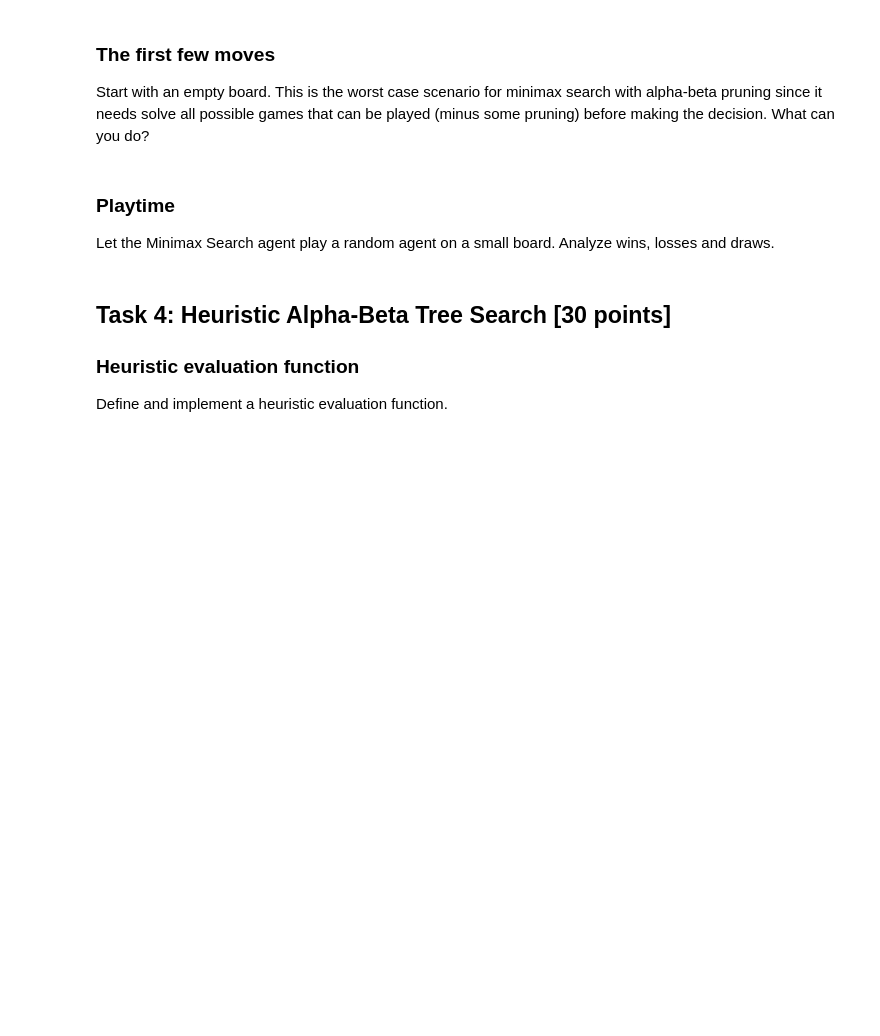
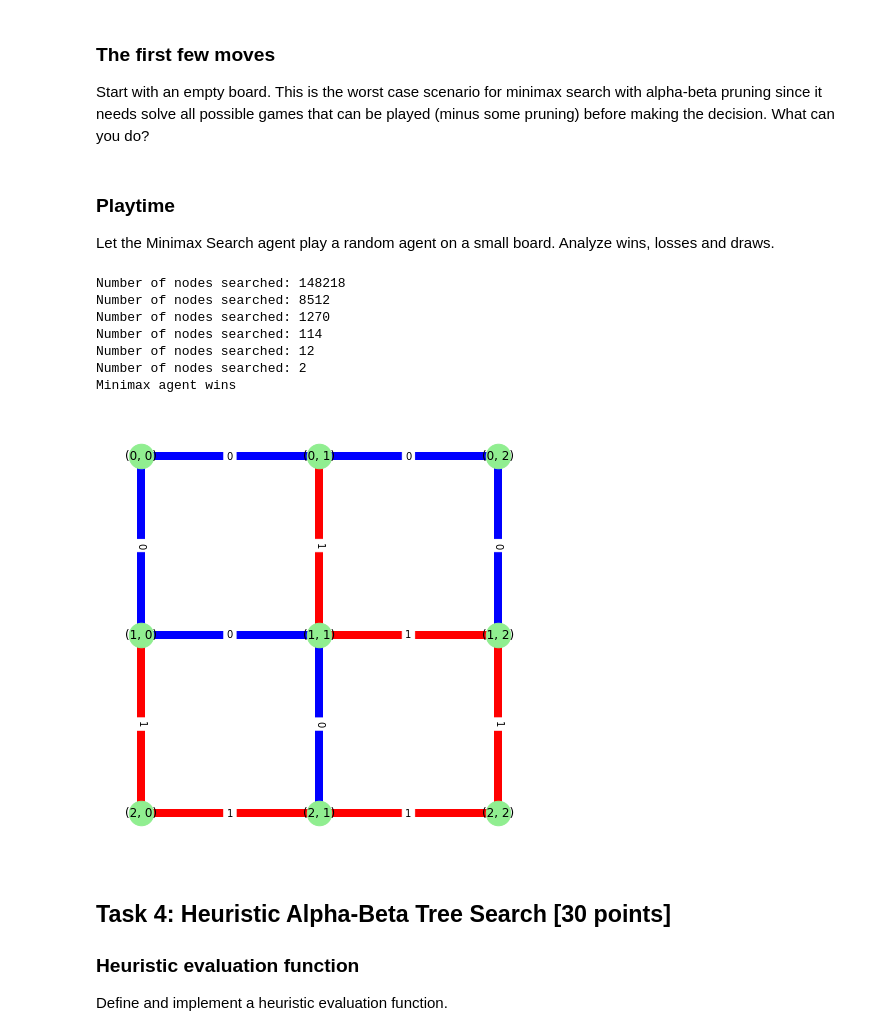
Before and after one commit to WillStrickland13/CS7320-AI, a Jupyter notebook: Games/assignment_dots_and_boxes.ipynb, the cells around one changed output. Cells and saved outputs as stored; diff of their text form; code cells hidden in the pictures; blank space fills up the shorter version.

```diff
--- a/Games/assignment_dots_and_boxes.ipynb
+++ b/Games/assignment_dots_and_boxes.ipynb
@@ -256,7 +298,7 @@ The argument `player` is used for agents that do not store what side they are pl
 # Your code/ answer goes here.
 import random
 
-def random_player(board, player,edgeLabels):
+def random_player(board, player,edgeLabels,G):
     #load all possible actions into a list
     acts=actions(board)
 
@@ -264,7 +306,7 @@ def random_player(board, player,edgeLabels):
     act=acts[random.randint(0,len(acts)-1)]
 
     #execute and add the random edge to the board
-    addEdge(G2,board, act[1],act[2], act[0],player,edgeLabels)
+    addEdge(G,board, act[1],act[2], act[0],player,edgeLabels)
 
 
 #reset the colors and labels on the visualization
@@ -283,9 +325,9 @@ createEmptyBoard(G2,edgeLabels)
 
 #loop while not terminal
 while not terminal(board2):
-    random_player(board2, 1,edgeLabels)
+    random_player(board2, 1,edgeLabels,G2)
     if not terminal(board2):
-        random_player(board2, 0,edgeLabels)
+        random_player(board2, 0,edgeLabels,G2)
 
 #print the winner
 utility(board2,1)
@@ -764,3 +837,31 @@ Let the Minimax Search agent play a random agent on a small board. Analyze wins,
+# %%
+# Your code/ answer goes here.
+# Everytime this was ran, the minimax agent won
+edgeLabels = {}
+board = {
+    'n': 3,  ### hoizontal dots
+    'm': 3   ### vertical dots
+}
+G = nx.grid_2d_graph(board['n'], board['m'])
+createEmptyBoard(G,edgeLabels)
+while not terminal(board):
+            random_player(board, 1,edgeLabels,G)
+            if not terminal(board):
+                move=alpha_beta_search(board,0)
+                addEdge(G,board,move["move"][1],move["move"][2],move["move"][0],0,edgeLabels)
+
+drawBoard(G,edgeLabels)
+if checkWin(board)==0:
+    print("Minimax agent wins")
+# %% [output]
+Number of nodes searched: 148218
+Number of nodes searched: 8512
+Number of nodes searched: 1270
+Number of nodes searched: 114
+Number of nodes searched: 12
+Number of nodes searched: 2
+Minimax agent wins
+[figure, added]
 # %% [markdown]
 ## Task 4: Heuristic Alpha-Beta Tree Search [30 points]
 
```
Also changed, not shown: parts of 9 cells of this notebook.
